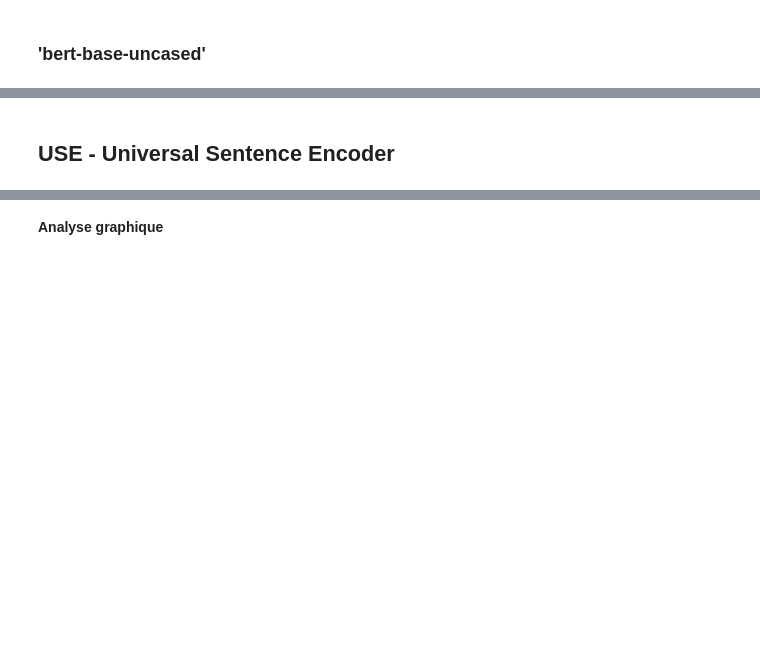
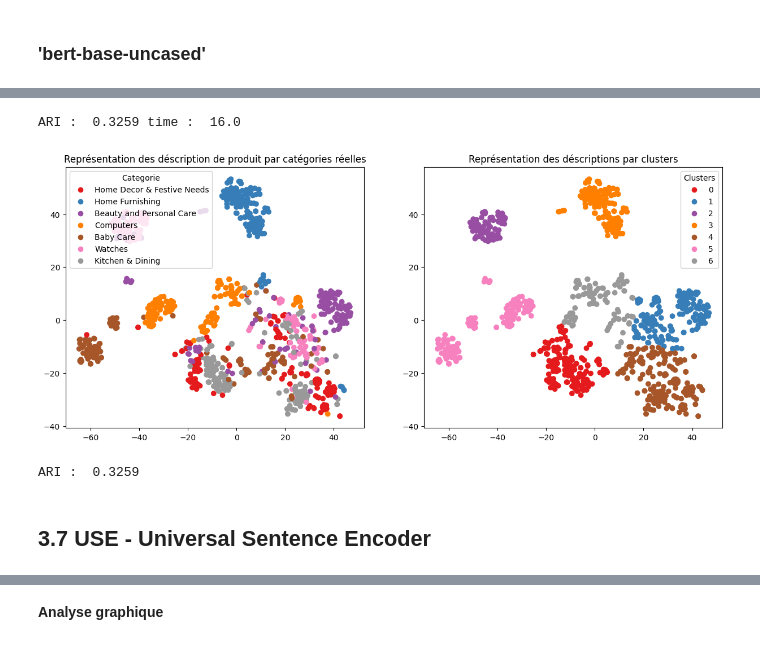
Before and after one commit to MarkoBrie/Image-Classification-with-CNN-and-data-augmentation, a Jupyter notebook: 1_EDA_Texte.ipynb, the cells around one changed output, grey strips where cells are left out. Cells and saved outputs as stored; diff of their text form; code cells hidden in the pictures; blank space fills up the shorter version.

```diff
--- a/1_EDA_Texte.ipynb
+++ b/1_EDA_Texte.ipynb
@@ -528,0 +549,4 @@ ctf_transform = ctf.transform(df[feat])
+# %%
+# Step 1: Initialize an empty DataFrame
+columns = ['Method', 'ARI']
+methods_ARI = pd.DataFrame(columns=columns)
@@ -530,10 +556,15 @@ ctf_transform = ctf.transform(df[feat])
 print("CountVectorizer : ")
 print("-----------------")
 ARI, X_tsne, labels = ARI_fct(cv_transform)
+new_row = ['1 CountVectorizer', ARI]
+methods_ARI.loc[len(methods_ARI)] = new_row
 print()
 print("Tf-idf : ")
 print("--------")
 ARI, X_tsne, labels = ARI_fct(ctf_transform)
+
+new_row = ['2 Tf-idf', ARI]
+methods_ARI.loc[len(methods_ARI)] = new_row
 # %% [output]
 CountVectorizer :
 -----------------
@@ -679,3 +719,6 @@ embeddings.shape
 # %%
 ARI, X_tsne, labels = ARI_fct(embeddings)
+
+new_row = ['3 Word2Vec', ARI]
+methods_ARI.loc[len(methods_ARI)] = new_row
 # %% [output]
@@ -827,2 +879,5 @@ NameError: ignored
 # %%
 ARI, X_tsne, labels = ARI_fct(features_bert)
+
+new_row = ['4 BERT-base-uncased Huggingface', ARI]
+methods_ARI.loc[len(methods_ARI)] = new_row
@@ -850,8 +933,17 @@ features_bert, last_hidden_states_tot = feature_BERT_fct(model, model_type, sent
 # %%
 ARI, X_tsne, labels = ARI_fct(features_bert)
+
+new_row = ['5 BERT Tensorflow', ARI]
+methods_ARI.loc[len(methods_ARI)] = new_row
+
 TSNE_visu_fct(X_tsne, y_cat_num, labels, ARI)
+# %% [output]
+ARI :  0.3259 time :  16.0
+[figure, added]
+ARI :  0.3259
 # %% [markdown]
-## USE - Universal Sentence Encoder
+<a name='3.7'></a>
+## 3.7 USE - Universal Sentence Encoder
 # %%
 import tensorflow as tf
 # import tensorflow_hub as hub
```
Also changed, not shown: parts of 43 cells of this notebook.
